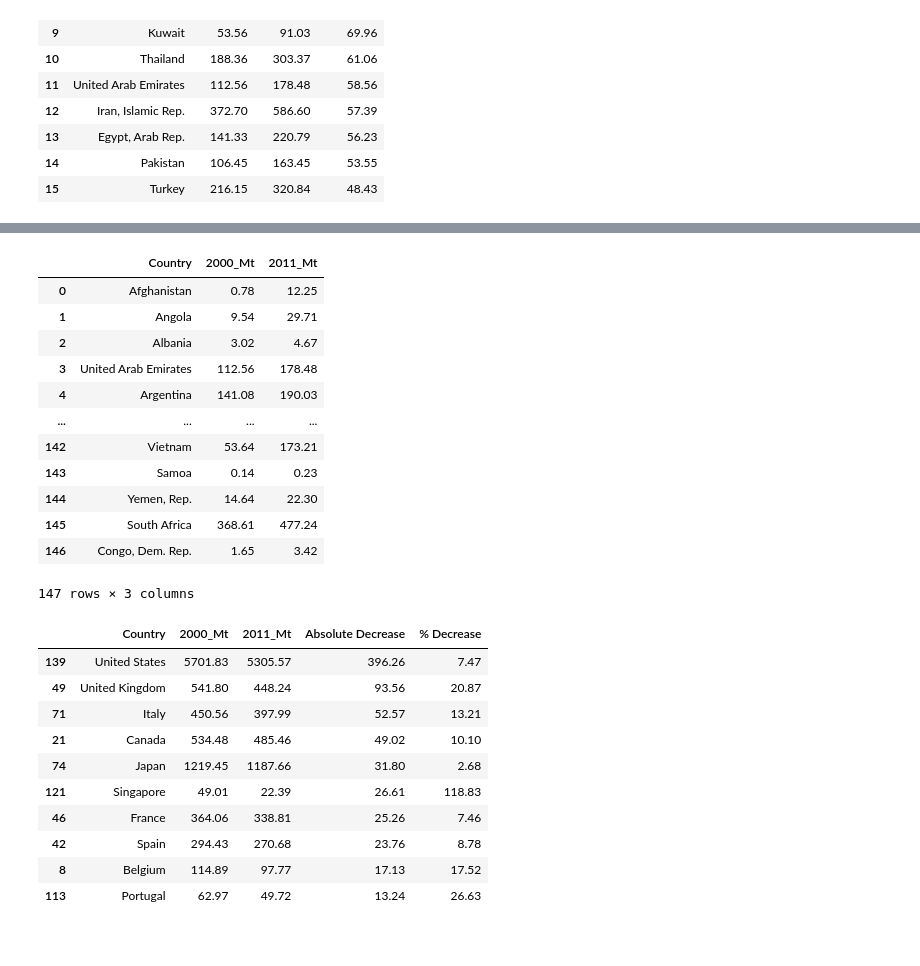
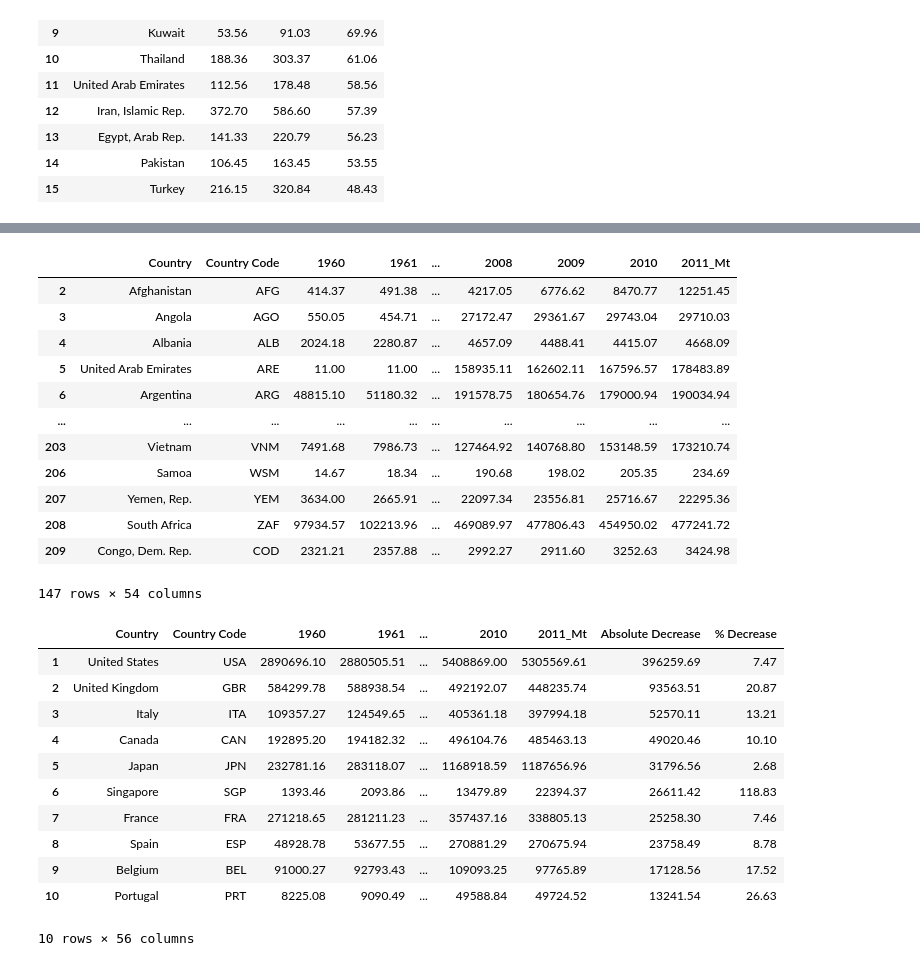
Before and after one commit to sanaullah525/Global-CO2-Emissions-Data-Analysis-Project, a Jupyter notebook: datapr.ipynb, the cells around one changed output, grey strips where cells are left out. Cells and saved outputs as stored; diff of their text form; code cells hidden in the pictures.

```diff
--- a/datapr.ipynb
+++ b/datapr.ipynb
@@ -300,6 +287,10 @@ clean_df
 reddf= clean_df[['Country Name', '2000', '2011']]
 reddf["2000"]= reddf["2000"]/1000
 reddf["2011"]= reddf["2011"]/1000
+
+
+# Drop missing values
+reddf= clean_df.dropna()
 
 # Renaming columns for better readibility.
 reddf= reddf.rename(columns= {
@@ -309,40 +300,42 @@ reddf= reddf.rename(columns= {
 })
 reddf
 # %% [output]
-|  | Country | 2000_Mt | 2011_Mt |
-| 0 | Afghanistan | 0.78 | 12.25 |
-| 1 | Angola | 9.54 | 29.71 |
-| 2 | Albania | 3.02 | 4.67 |
-| 3 | United Arab Emirates | 112.56 | 178.48 |
-| 4 | Argentina | 141.08 | 190.03 |
-| ... | ... | ... | ... |
-| 142 | Vietnam | 53.64 | 173.21 |
-| 143 | Samoa | 0.14 | 0.23 |
-| 144 | Yemen, Rep. | 14.64 | 22.30 |
-| 145 | South Africa | 368.61 | 477.24 |
-| 146 | Congo, Dem. Rep. | 1.65 | 3.42 |
+|  | Country | Country Code | 1960 | 1961 | ... | 2008 | 2009 | 2010 | 2011_Mt |
+| 2 | Afghanistan | AFG | 414.37 | 491.38 | ... | 4217.05 | 6776.62 | 8470.77 | 12251.45 |
+| 3 | Angola | AGO | 550.05 | 454.71 | ... | 27172.47 | 29361.67 | 29743.04 | 29710.03 |
+| 4 | Albania | ALB | 2024.18 | 2280.87 | ... | 4657.09 | 4488.41 | 4415.07 | 4668.09 |
+| 5 | United Arab Emirates | ARE | 11.00 | 11.00 | ... | 158935.11 | 162602.11 | 167596.57 | 178483.89 |
+| 6 | Argentina | ARG | 48815.10 | 51180.32 | ... | 191578.75 | 180654.76 | 179000.94 | 190034.94 |
+| ... | ... | ... | ... | ... | ... | ... | ... | ... | ... |
+| 203 | Vietnam | VNM | 7491.68 | 7986.73 | ... | 127464.92 | 140768.80 | 153148.59 | 173210.74 |
+| 206 | Samoa | WSM | 14.67 | 18.34 | ... | 190.68 | 198.02 | 205.35 | 234.69 |
+| 207 | Yemen, Rep. | YEM | 3634.00 | 2665.91 | ... | 22097.34 | 23556.81 | 25716.67 | 22295.36 |
+| 208 | South Africa | ZAF | 97934.57 | 102213.96 | ... | 469089.97 | 477806.43 | 454950.02 | 477241.72 |
+| 209 | Congo, Dem. Rep. | COD | 2321.21 | 2357.88 | ... | 2992.27 | 2911.60 | 3252.63 | 3424.98 |
-147 rows × 3 columns
+147 rows × 54 columns
 # %%
 # Adding columns for calculating abcolute decrease and % Decrease.
 
 reddf["Absolute Decrease"]= reddf["2000_Mt"]-reddf["2011_Mt"]
 reddf["% Decrease"]= ((reddf["2000_Mt"] - reddf["2011_Mt"])/reddf["2011_Mt"])*100
 reddf
 
 # Keeping only the top 10 countries with the highest absolute decrease.
 reddf= reddf.sort_values(by= "Absolute Decrease", ascending= False)
 reddf= reddf.sort_values(by= "Absolute Decrease", ascending= False).head(10)
-
+reddf_index= reddf.reset_index(drop= True, inplace= True)
+reddf.index= reddf.index + 1
 reddf
 # %% [output]
-|  | Country | 2000_Mt | 2011_Mt | Absolute Decrease | % Decrease |
-| 139 | United States | 5701.83 | 5305.57 | 396.26 | 7.47 |
-| 49 | United Kingdom | 541.80 | 448.24 | 93.56 | 20.87 |
-| 71 | Italy | 450.56 | 397.99 | 52.57 | 13.21 |
-| 21 | Canada | 534.48 | 485.46 | 49.02 | 10.10 |
-| 74 | Japan | 1219.45 | 1187.66 | 31.80 | 2.68 |
-| 121 | Singapore | 49.01 | 22.39 | 26.61 | 118.83 |
-| 46 | France | 364.06 | 338.81 | 25.26 | 7.46 |
-| 42 | Spain | 294.43 | 270.68 | 23.76 | 8.78 |
-| 8 | Belgium | 114.89 | 97.77 | 17.13 | 17.52 |
-| 113 | Portugal | 62.97 | 49.72 | 13.24 | 26.63 |
+|  | Country | Country Code | 1960 | 1961 | ... | 2010 | 2011_Mt | Absolute Decrease | % Decrease |
+| 1 | United States | USA | 2890696.10 | 2880505.51 | ... | 5408869.00 | 5305569.61 | 396259.69 | 7.47 |
+| 2 | United Kingdom | GBR | 584299.78 | 588938.54 | ... | 492192.07 | 448235.74 | 93563.51 | 20.87 |
+| 3 | Italy | ITA | 109357.27 | 124549.65 | ... | 405361.18 | 397994.18 | 52570.11 | 13.21 |
+| 4 | Canada | CAN | 192895.20 | 194182.32 | ... | 496104.76 | 485463.13 | 49020.46 | 10.10 |
+| 5 | Japan | JPN | 232781.16 | 283118.07 | ... | 1168918.59 | 1187656.96 | 31796.56 | 2.68 |
+| 6 | Singapore | SGP | 1393.46 | 2093.86 | ... | 13479.89 | 22394.37 | 26611.42 | 118.83 |
+| 7 | France | FRA | 271218.65 | 281211.23 | ... | 357437.16 | 338805.13 | 25258.30 | 7.46 |
+| 8 | Spain | ESP | 48928.78 | 53677.55 | ... | 270881.29 | 270675.94 | 23758.49 | 8.78 |
+| 9 | Belgium | BEL | 91000.27 | 92793.43 | ... | 109093.25 | 97765.89 | 17128.56 | 17.52 |
+| 10 | Portugal | PRT | 8225.08 | 9090.49 | ... | 49588.84 | 49724.52 | 13241.54 | 26.63 |
+10 rows × 56 columns
```
Also changed, not shown: parts of 2 cells of this notebook.
